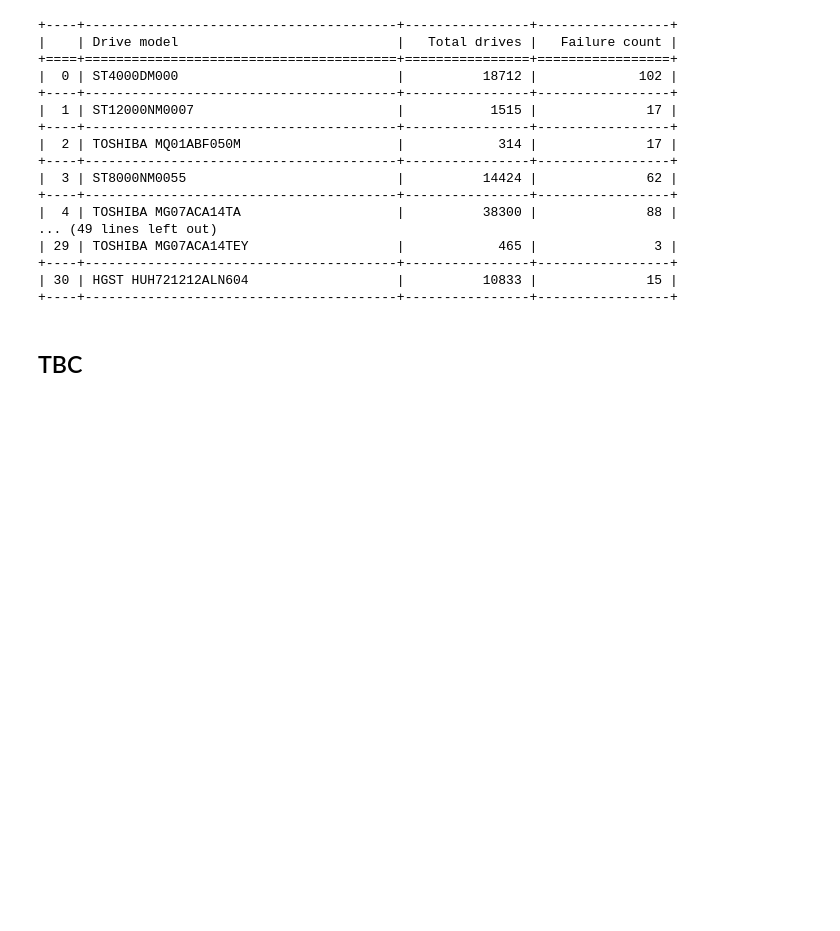
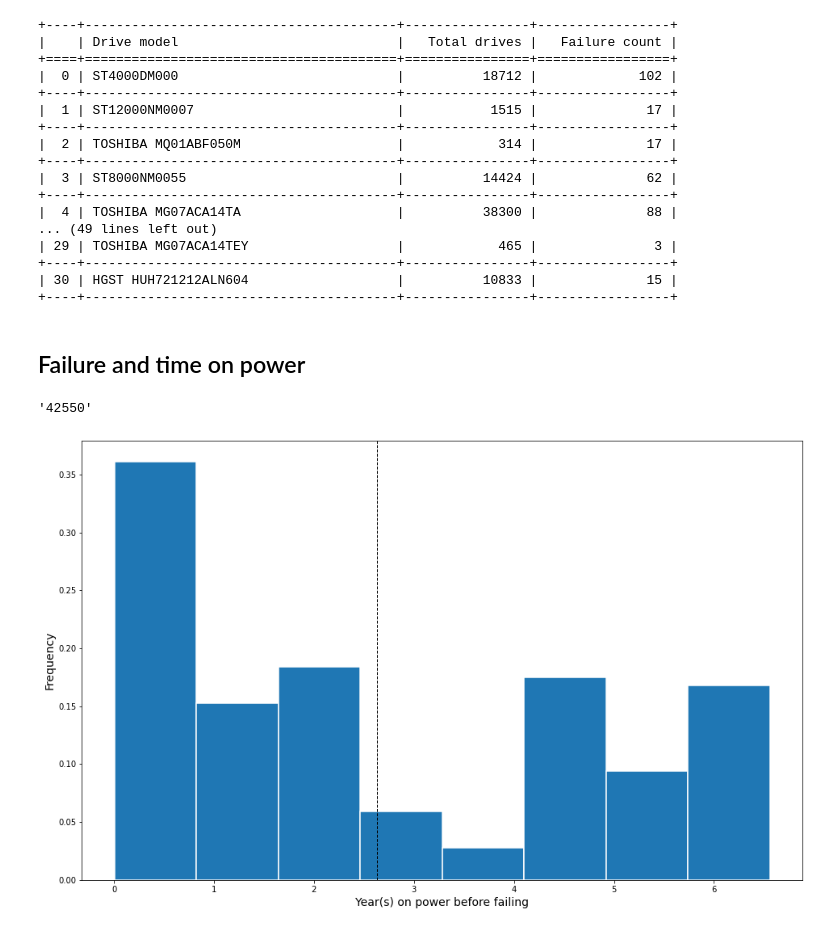
Before and after one commit to TywinLannisterr/DataEnginneringProject, a Jupyter notebook: notebook/analyse-1.ipynb, the cells around one changed output. Cells and saved outputs as stored; diff of their text form; code cells hidden in the pictures; blank space fills up the shorter version.

```diff
--- a/notebook/analyse-1.ipynb
+++ b/notebook/analyse-1.ipynb
@@ -42,6 +44,10 @@ data_frame = spark_session.read\
 data_frame.rdd.getNumPartitions()
 # %% [output]
 92
+# %%
+#Remove unnecessary columns
+column_filter = ["date","serial_number","model","failure","smart_9_raw"]
+filtered_df = data_frame.select(*column_filter)
 # %% [markdown]
 ## Number of drives
 # %%
@@ -114,6 +112,24 @@ print(tabulate(accu_count, headers=["Drive model","Total drives","Failure count"
 | 30 | HGST HUH721212ALN604                   |          10833 |              15 |
 +----+----------------------------------------+----------------+-----------------+
 # %% [markdown]
-## TBC
+## Failure and time on power
+# %%
+time_on_before_failed = filtered_df.filter(filtered_df["failure"] == 1).select("smart_9_raw").collect()
+# %%
+time_on_before_failed[0][0]
+# %% [output]
+'42550'
+# %%
+# Remove None value (where S.M.A.R.T attribute is not recorded/available) and convert unit to year
+processed_time_on_before_failed = [float(a[0])/(365*24) for a in time_on_before_failed if a[0]]
+
+plt.figure(figsize=(16,10))
+plt.hist(processed_time_on_before_failed, density=True, bins=8, edgecolor='white', linewidth=1.5)
+plt.ylabel('Frequency',fontsize=14)
+plt.xlabel('Year(s) on power before failing',fontsize=14);
+plt.axvline(np.mean(np.array(processed_time_on_before_failed)), color='k', linestyle='dashed', linewidth=1)
+plt.show()
+# %% [output]
+[figure, added]
 # %%
 spark_session.stop()
```
Also changed, not shown: parts of 11 cells of this notebook.
